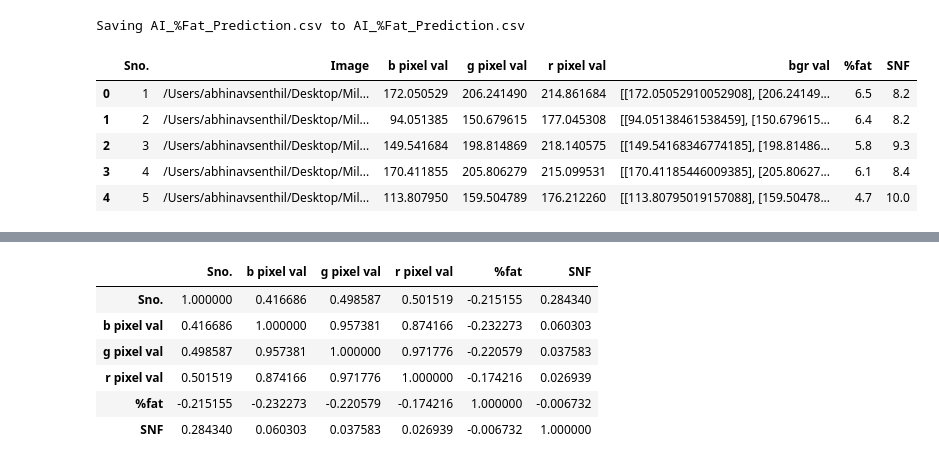
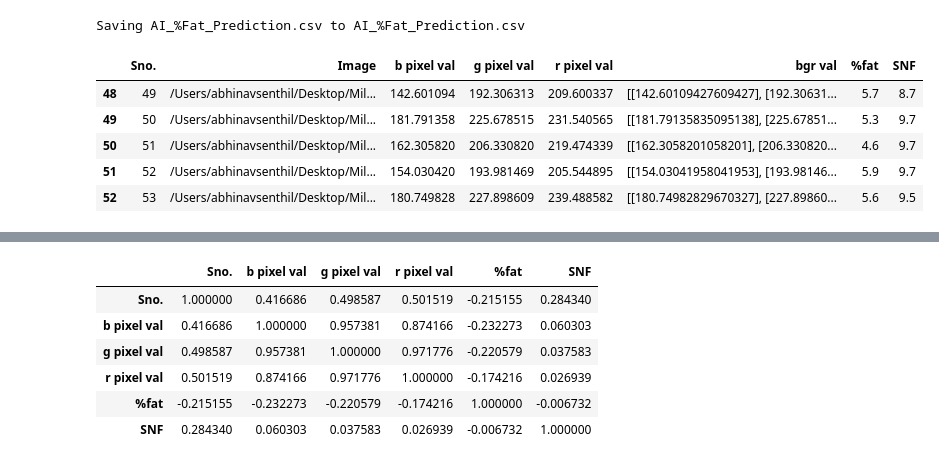
Before and after one commit to abhinavsenthil/Farm_Aid_Source_Code, a Jupyter notebook: AI_Milk__fat_detection.ipynb, the cells around one changed output, grey strips where cells are left out. Cells and saved outputs as stored; diff of their text form; code cells hidden in the pictures.

```diff
--- a/AI_Milk__fat_detection.ipynb
+++ b/AI_Milk__fat_detection.ipynb
@@ -20,14 +21,14 @@ Saving AI_%Fat_Prediction.csv to AI_%Fat_Prediction.csv
 # %%
 #looking at the dataset
 df = pd.read_csv('AI_%Fat_Prediction.csv')
-df.head()
+df.tail()
 # %% [output]
 |  | Sno. | Image | b pixel val | g pixel val | r pixel val | bgr val | %fat | SNF |
-| 0 | 1 | /Users/abhinavsenthil/Desktop/Mil... | 172.050529 | 206.241490 | 214.861684 | [[172.05052910052908], [206.24149... | 6.5 | 8.2 |
-| 1 | 2 | /Users/abhinavsenthil/Desktop/Mil... | 94.051385 | 150.679615 | 177.045308 | [[94.05138461538459], [150.679615... | 6.4 | 8.2 |
-| 2 | 3 | /Users/abhinavsenthil/Desktop/Mil... | 149.541684 | 198.814869 | 218.140575 | [[149.54168346774185], [198.81486... | 5.8 | 9.3 |
-| 3 | 4 | /Users/abhinavsenthil/Desktop/Mil... | 170.411855 | 205.806279 | 215.099531 | [[170.41185446009385], [205.80627... | 6.1 | 8.4 |
-| 4 | 5 | /Users/abhinavsenthil/Desktop/Mil... | 113.807950 | 159.504789 | 176.212260 | [[113.80795019157088], [159.50478... | 4.7 | 10.0 |
+| 48 | 49 | /Users/abhinavsenthil/Desktop/Mil... | 142.601094 | 192.306313 | 209.600337 | [[142.60109427609427], [192.30631... | 5.7 | 8.7 |
+| 49 | 50 | /Users/abhinavsenthil/Desktop/Mil... | 181.791358 | 225.678515 | 231.540565 | [[181.79135835095138], [225.67851... | 5.3 | 9.7 |
+| 50 | 51 | /Users/abhinavsenthil/Desktop/Mil... | 162.305820 | 206.330820 | 219.474339 | [[162.3058201058201], [206.330820... | 4.6 | 9.7 |
+| 51 | 52 | /Users/abhinavsenthil/Desktop/Mil... | 154.030420 | 193.981469 | 205.544895 | [[154.03041958041953], [193.98146... | 5.9 | 9.7 |
+| 52 | 53 | /Users/abhinavsenthil/Desktop/Mil... | 180.749828 | 227.898609 | 239.488582 | [[180.74982829670327], [227.89860... | 5.6 | 9.5 |
 # %%
 #dropping unwanted columns
 #file path(location) is unwanted
```
Also changed, not shown: parts of 16 cells of this notebook.
